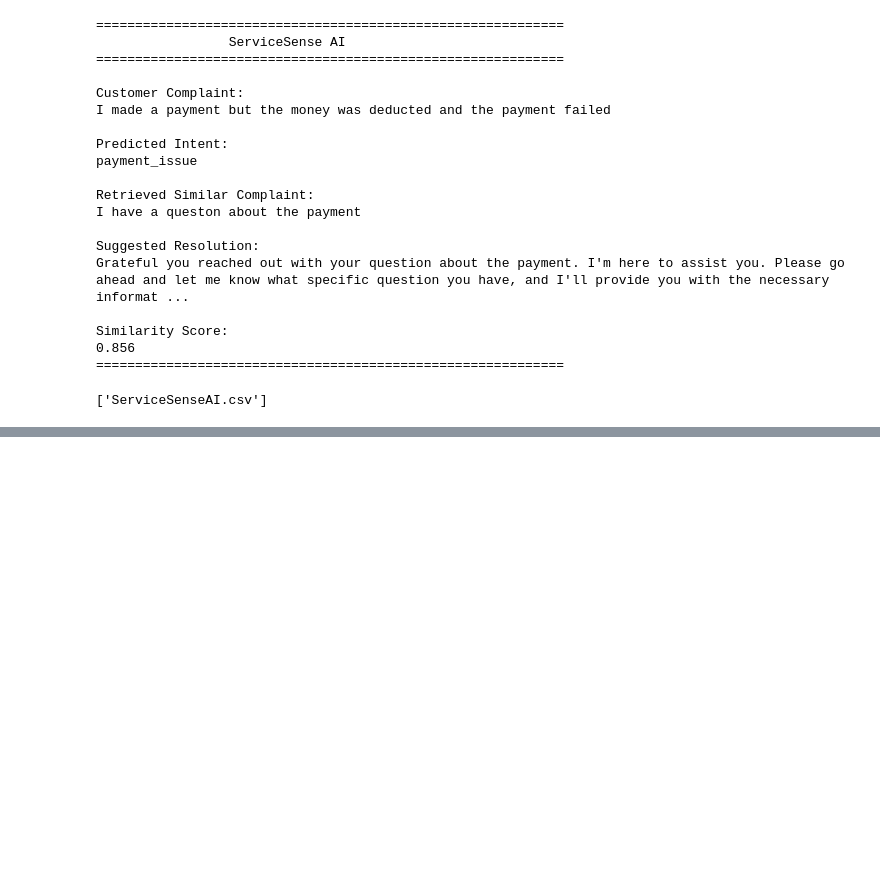
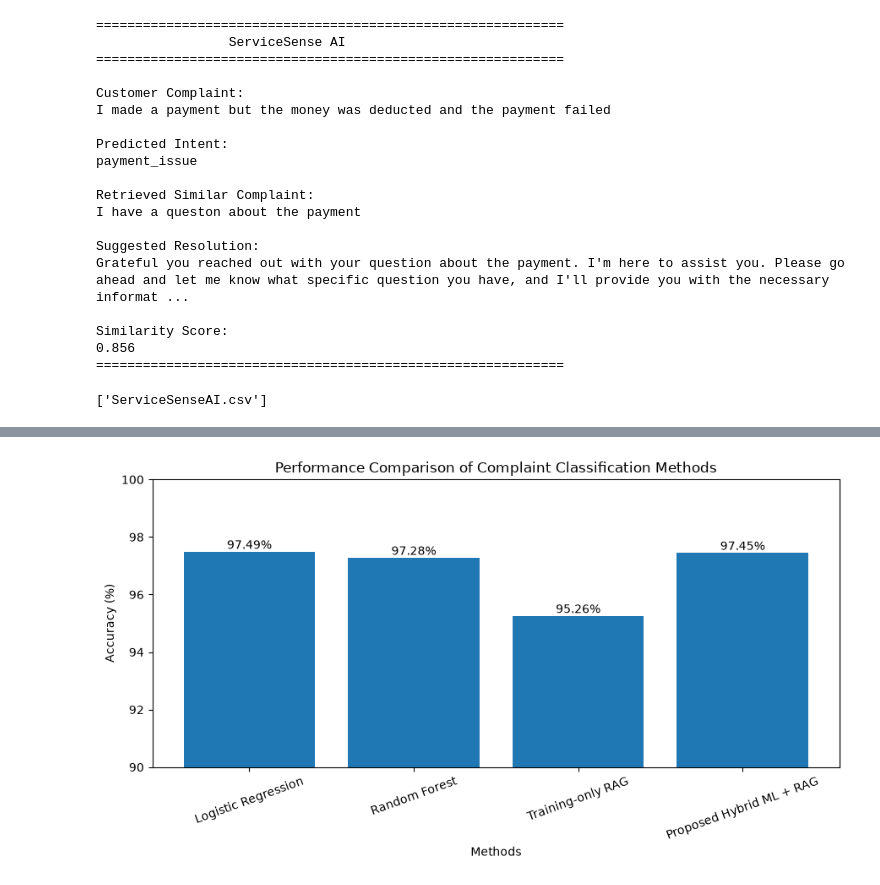
Before and after one commit to dhaslimn2025mtechds-cpu/ServiceSense-AI, a Jupyter notebook: ServiceSense_AI.ipynb, the cells around one changed output, grey strips where cells are left out. Saved outputs shown, nothing was run; the diff lists cells and outputs as text; code cells hidden in the pictures; blank space fills up the shorter version.

```diff
--- a/ServiceSense_AI.ipynb
+++ b/ServiceSense_AI.ipynb
@@ -1258,0 +3005,16 @@ print(os.listdir("data"))
+# %%
+# ============================================================
+# CREATE TRAIN + VALIDATION SPLIT
+# ============================================================
+
+X_train_new, X_val, y_train_new, y_val = train_test_split(
+    X_train,
+    y_train,
+    test_size=0.20,
+    random_state=42,
+    stratify=y_train
+)
+
+print("Training samples  :", len(X_train_new))
+print("Validation samples:", len(X_val))
+print("Test samples      :", len(X_test))
@@ -1258,0 +3333,50 @@ print(os.listdir("data"))
+# %%
+# ============================================================
+# FINAL RESEARCH PERFORMANCE GRAPH
+# ============================================================
+
+import matplotlib.pyplot as plt
+
+methods = final_comparison["Method"]
+accuracy = final_comparison["Accuracy (%)"]
+
+plt.figure(figsize=(9, 5))
+
+plt.bar(
+    methods,
+    accuracy
+)
+
+plt.title(
+    "Performance Comparison of Complaint Classification Methods"
+)
+
+plt.xlabel(
+    "Methods"
+)
+
+plt.ylabel(
+    "Accuracy (%)"
+)
+
+plt.ylim(
+    90,
+    100
+)
+
+plt.xticks(
+    rotation=20
+)
+
+for i, value in enumerate(accuracy):
+    plt.text(
+        i,
+        value + 0.1,
+        str(value) + "%",
+        ha="center"
+    )
+
+plt.tight_layout()
+plt.show()
+# %% [output]
+[figure, added]
```
Also changed, not shown: parts of 70 cells of this notebook, 5 other files.
